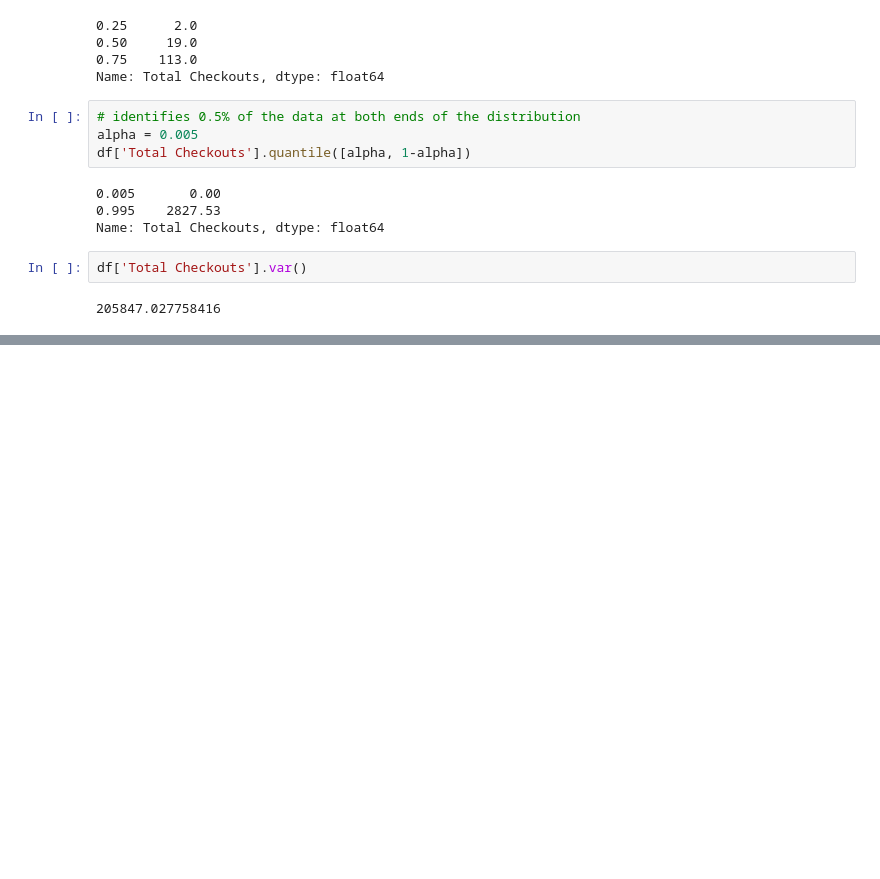
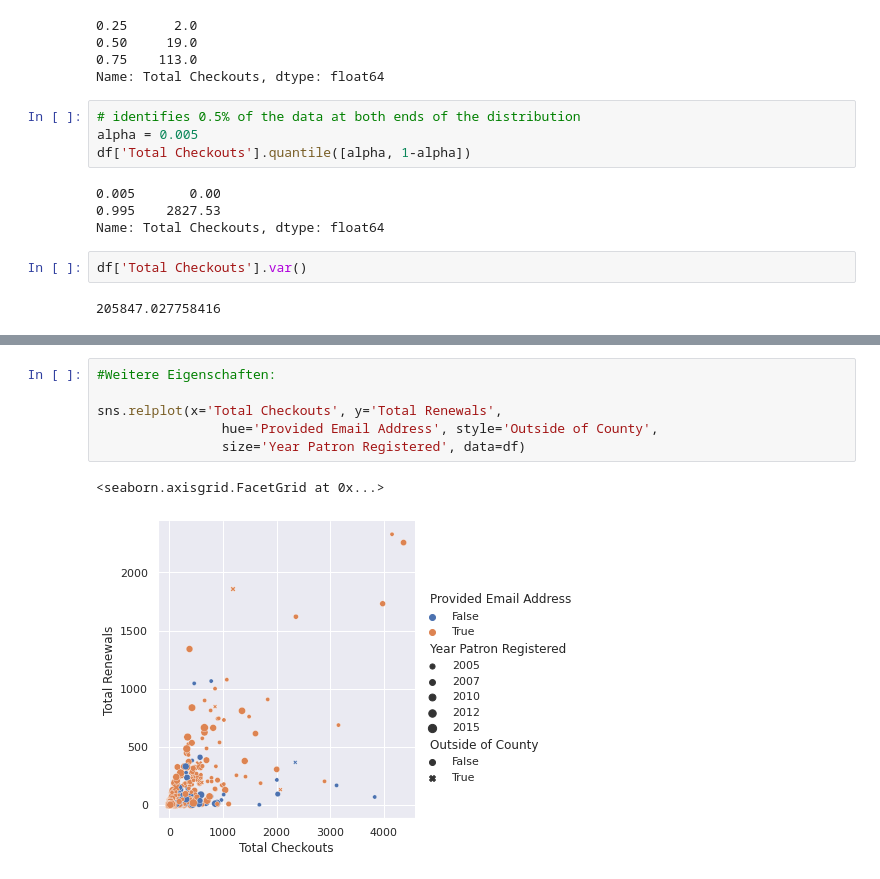
Before and after one commit to AnnaNick91/2021-11-29-DL_Anna_Nick, a Jupyter notebook: Modul_3/notebooks/3._Häufigkeiten_Lagemaße_Streuungsmaße.ipynb, the cells around one changed output, grey strips where cells are left out. Drawn from its saved outputs; the diff is of its cells as text; blank space fills up the shorter version.

```diff
--- a/Modul_3/notebooks/3._Häufigkeiten_Lagemaße_Streuungsmaße.ipynb
+++ b/Modul_3/notebooks/3._Häufigkeiten_Lagemaße_Streuungsmaße.ipynb
@@ -102,0 +249,9 @@ df['Total Checkouts'].var()
+# %%
+#Weitere Eigenschaften:
+
+sns.relplot(x='Total Checkouts', y='Total Renewals',
+                hue='Provided Email Address', style='Outside of County',
+                size='Year Patron Registered', data=df)
+# %% [output]
+<seaborn.axisgrid.FacetGrid at 0x...>
+[figure, added]
```
Also changed, not shown: parts of 25 cells of this notebook, 7 other files.
